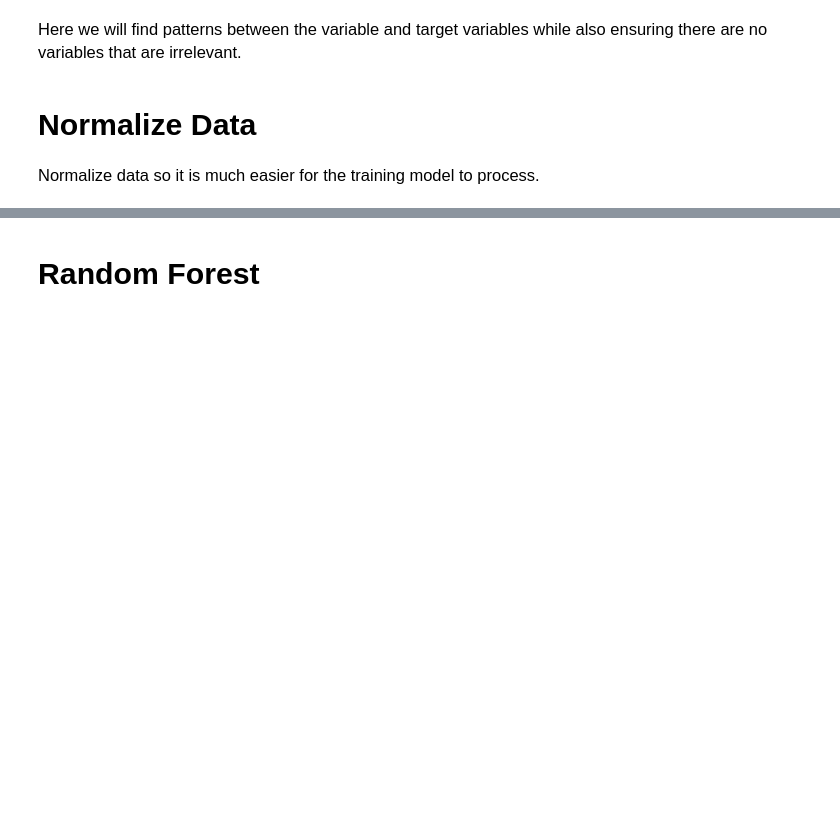
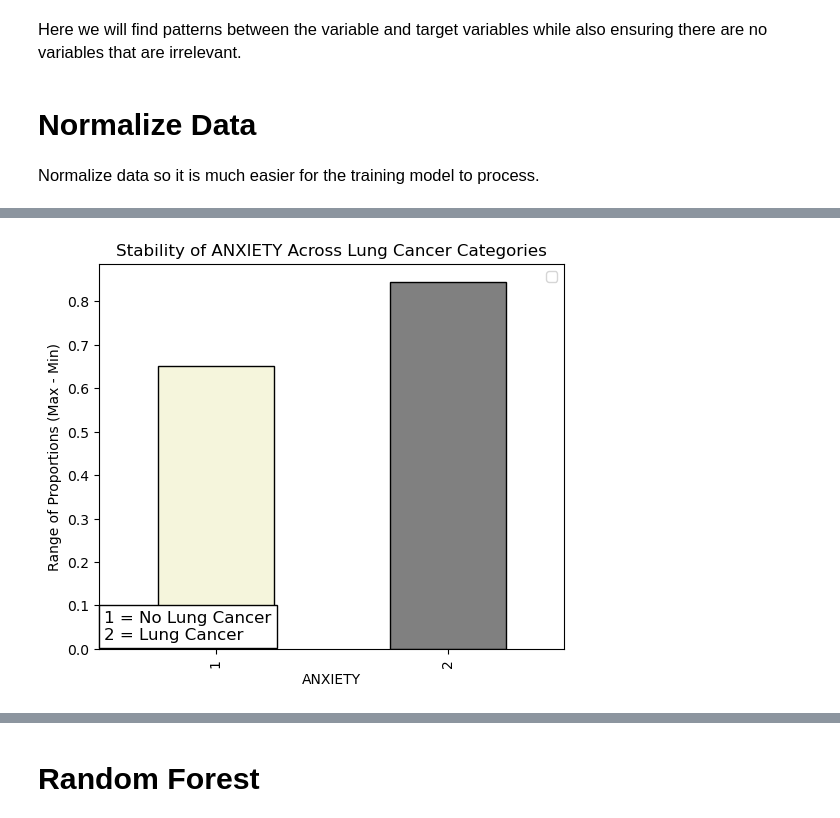
Before and after one commit to brentonnguyen/lung-cancer-prediction-model-official, a Jupyter notebook: lungcancerrandomforrest-Copy2.ipynb, the cells around one changed output, grey strips where cells are left out. Drawn from its saved outputs; the diff is of its cells as text; code cells hidden in the pictures; blank space fills up the shorter version.

```diff
--- a/lungcancerrandomforrest-Copy2.ipynb
+++ b/lungcancerrandomforrest-Copy2.ipynb
@@ -127,0 +318,4 @@ y = data.iloc[:, 15]
+# %%
+plot_stability_with_box_label('ANXIETY', df)
+# %% [output]
+[figure, added]
```
Also changed, not shown: parts of 56 cells of this notebook.
